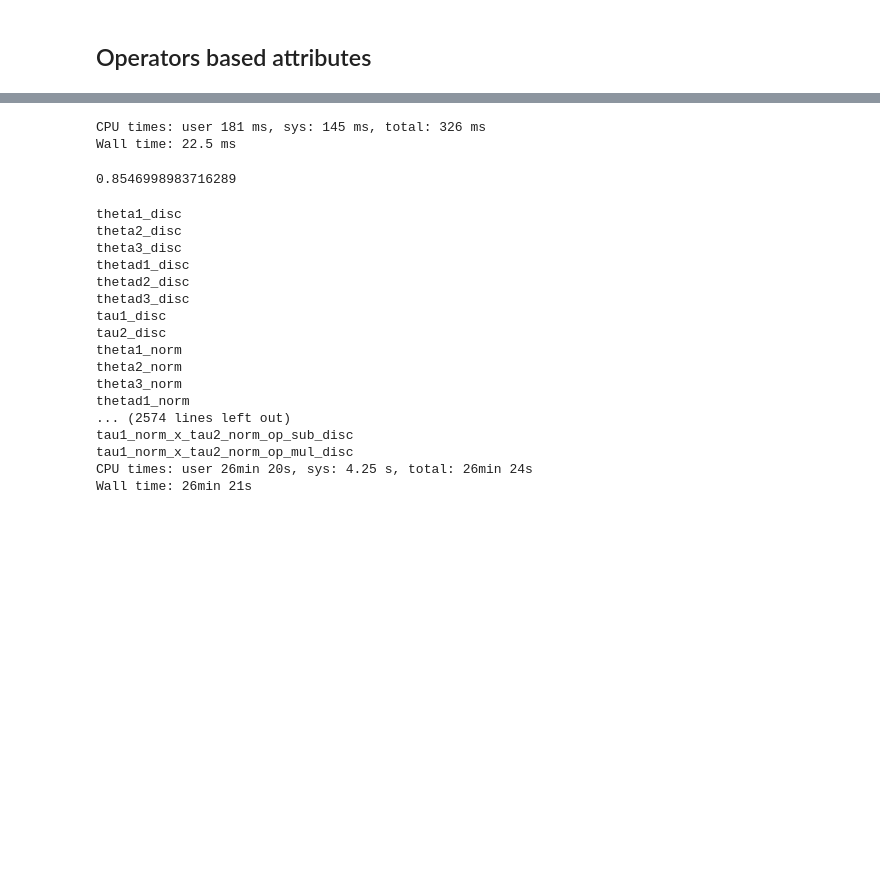
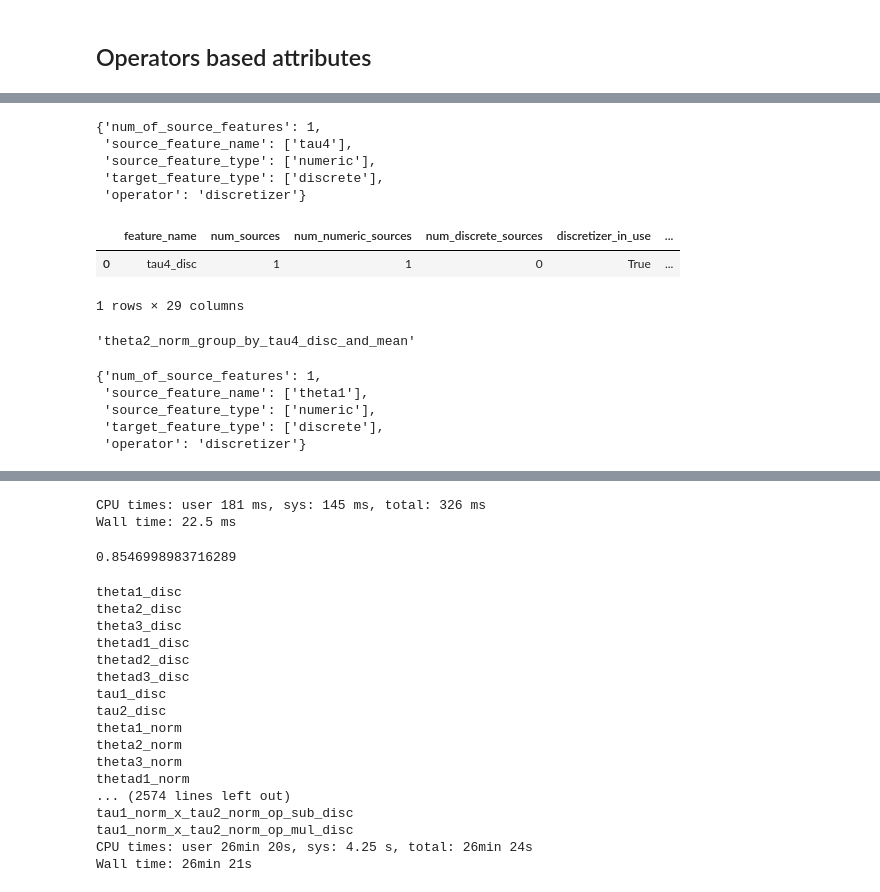
Before and after one commit to FernandoFavoretti/master_AutoML, a Jupyter notebook: articles/ExplorKit-puma32.ipynb, the cells around one changed output, grey strips where cells are left out. Drawn from its saved outputs; the diff is of its cells as text; code cells hidden in the pictures; blank space fills up the shorter version.

```diff
--- a/articles/ExplorKit-puma32.ipynb
+++ b/articles/ExplorKit-puma32.ipynb
@@ -263,0 +296,3 @@ X_train, X_test = numpy_discretize(X_train.copy(), X_test.copy(), gran=10)
+# %%
+tt2 = np.round(tt.T.sort_values(by=0), 2)
+to_keep = list(tt2.loc[tt2[0]>0].index)
@@ -583,14 +626,17 @@ Line #      Hits         Time  Per Hit   % Time  Line Contents
+# %%
+fitlered_keep_dict = {k: v for k, v in created_features_dict.items() if k in to_keep}
 # %%
 %%time
 t_test_statistic_candidate_df = pd.DataFrame()
 general_meta_feature_candidates = pd.DataFrame()
 
-with tqdm(total=len(created_features_dict)) as pbar:
-    for k, v in created_features_dict.items():
-        tmp_t_test_statistic_candidate_df = candidate_mi_and_stattest(k, X_train.copy(), y_train.copy(), X_train_ori.copy())
-#         tmp_general_meta_feature_candidates = generic_meta_features(k, X_train.copy())
+with tqdm(total=len(to_keep)) as pbar:
+    for k, v in fitlered_keep_dict.items():
+        all_features = list([k] + v['source_feature_name'])
+        tmp_t_test_statistic_candidate_df = candidate_mi_and_stattest(k, X_train[all_features].copy(), y_train.copy(), X_train_ori.copy())
+        tmp_general_meta_feature_candidates = generic_meta_features(k, X_train[all_features].copy())
 
-#         t_test_statistic_candidate_df = t_test_statistic_candidate_df.append(tmp_t_test_statistic_candidate_df)
-#         general_meta_feature_candidates = general_meta_feature_candidates.append(tmp_general_meta_feature_candidates)
+        t_test_statistic_candidate_df = t_test_statistic_candidate_df.append(tmp_t_test_statistic_candidate_df)
+        general_meta_feature_candidates = general_meta_feature_candidates.append(tmp_general_meta_feature_candidates)
         pbar.update(1)
 # %% [output]
@@ -597,0 +645,6 @@ KeyboardInterrupt:
+# %%
+final_df = general_meta_feature_candidates.merge(t_test_statistic_candidate_df, on='feature_name')
+
+final_df.to_csv('ExploreKit/puma32_meta_features.csv', index=False)
+final_df.index = final_df['feature_name']
+final_df = final_df.drop(['feature_name'], axis=1)
@@ -597,0 +711,26 @@ KeyboardInterrupt:
+# %%
+created_features_dict[k]
+# %% [output]
+{'num_of_source_features': 1,
+ 'source_feature_name': ['tau4'],
+ 'source_feature_type': ['numeric'],
+ 'target_feature_type': ['discrete'],
+ 'operator': 'discretizer'}
+# %%
+final_df
+# %% [output]
+|  | feature_name | num_sources | num_numeric_sources | num_discrete_sources | discretizer_in_use | ... |
+| 0 | tau4_disc | 1 | 1 | 0 | True | ... |
+1 rows × 29 columns
+# %%
+dict_
+# %% [output]
+'theta2_norm_group_by_tau4_disc_and_mean'
+# %%
+v
+# %% [output]
+{'num_of_source_features': 1,
+ 'source_feature_name': ['theta1'],
+ 'source_feature_type': ['numeric'],
+ 'target_feature_type': ['discrete'],
+ 'operator': 'discretizer'}
```
Also changed, not shown: parts of 21 cells of this notebook, 9 other files.
